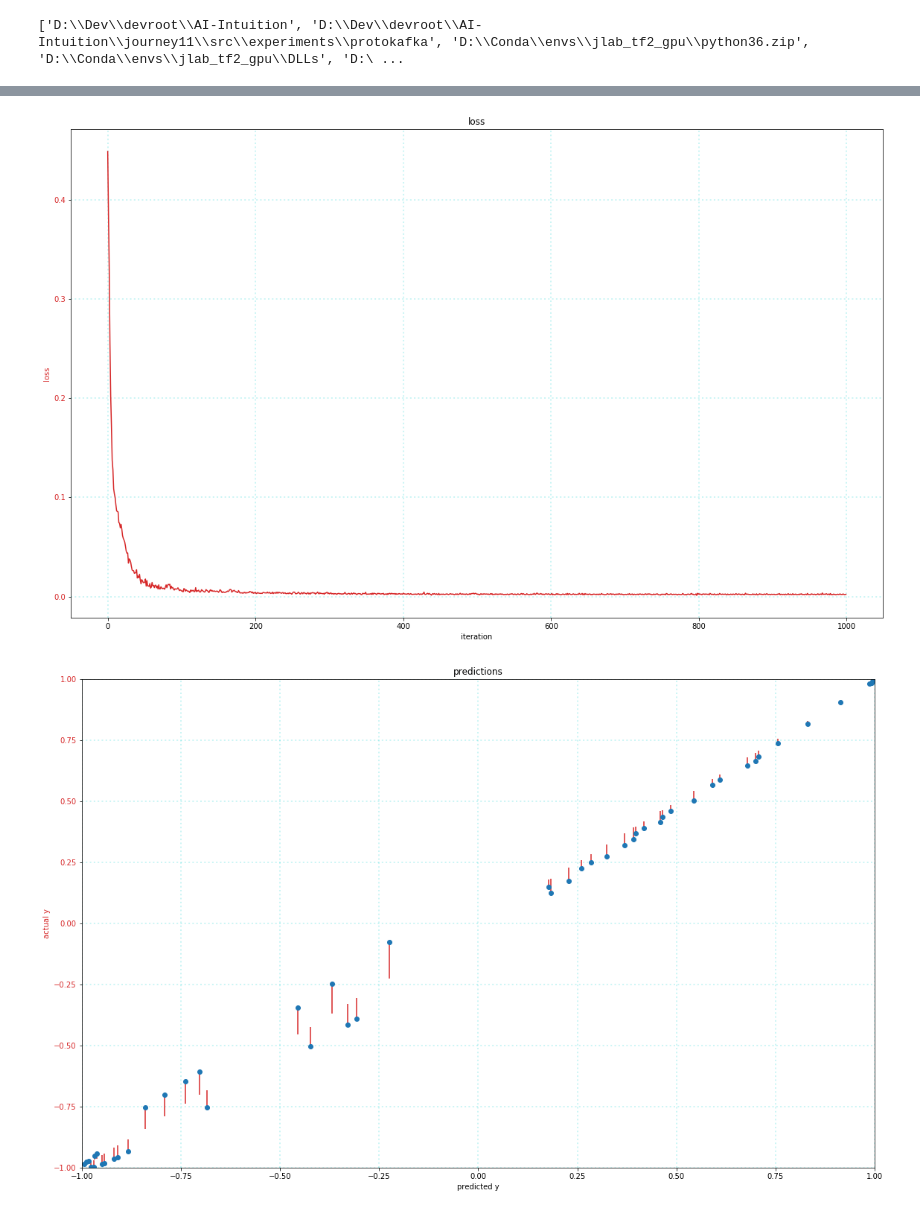
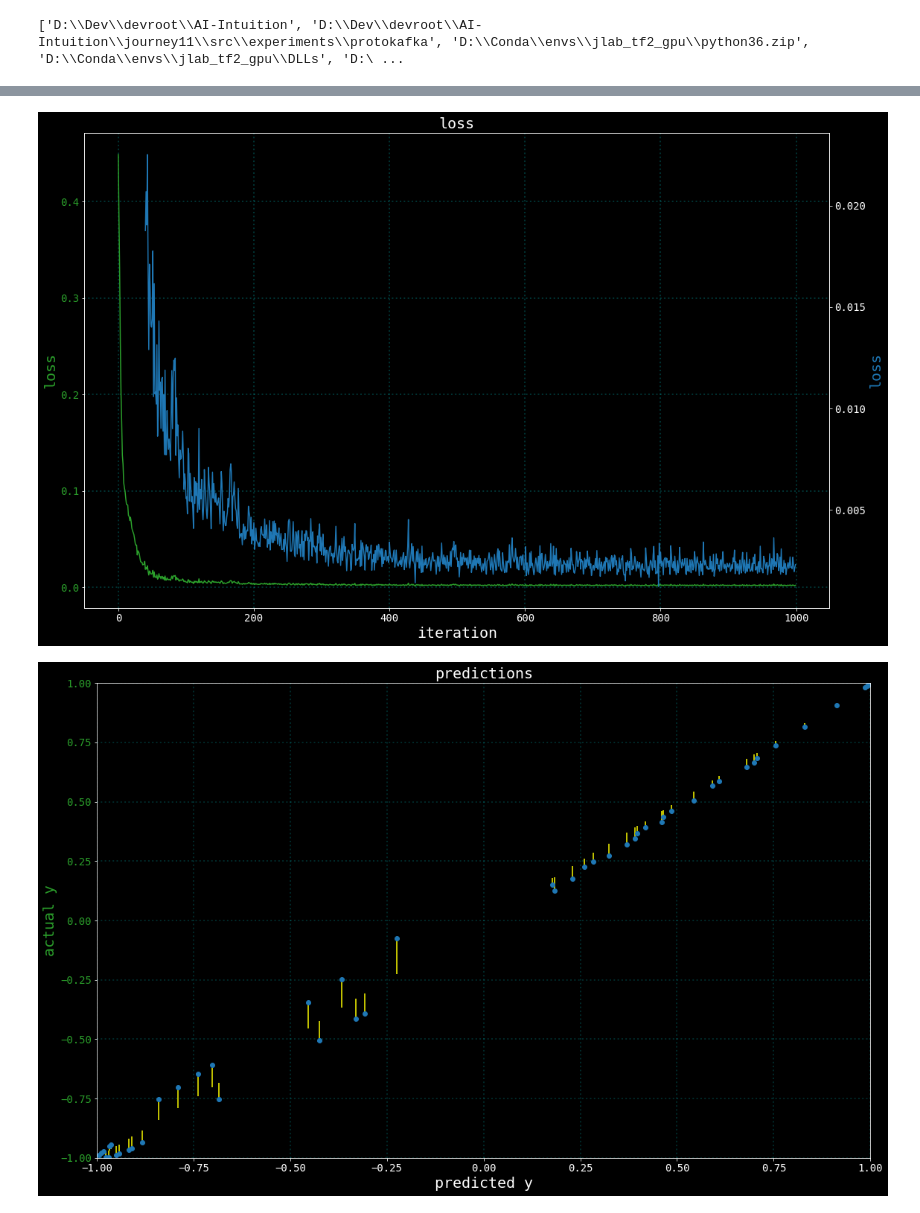
Before and after one commit to parrisma/RL-Intuition, a Jupyter notebook: src/tictactoe/experiment2/experiment2.ipynb, the cells around one changed output, grey strips where cells are left out. Cells and saved outputs as stored; diff of their text form; code cells hidden in the pictures.

Commit message:
formatting on jupyter graphs

```diff
--- a/src/tictactoe/experiment2/experiment2.ipynb
+++ b/src/tictactoe/experiment2/experiment2.ipynb
@@ -74,2 +72,0 @@ plt.show()
-# %%
-hello_world_data = ValsJson.load_values_from_json("..//data/Detecting-Lesa/summary.json")
@@ -80,19 +97,50 @@ dict_keys(['prediction_interim_0000', 'prediction_interim_0009', 'prediction_int
+# %%
+def loss_pct_point(data:np.ndarray,
+                   pct:np.float = 0.05) -> int:
+    """
+    Return the first point in the data where the data value drops below the given % of the data range
+    """
+    threshold = (np.max(data) - np.min(data)) * pct
+    i = 0
+    len_data = len(data)
+    while data[i] > threshold and i < len_data:
+        i+= 1
+    if i > (len_data) / 2:
+        i = 0
+    return i
 # %%
 def plot_loss(loss, ax1):
-    ax1_color = 'tab:red'
+    ax1_color = 'tab:green'
+    ax2_color = 'tab:blue'
+    ax2 = ax1.twinx()
+
     ax1.set_title("loss")
     ax1.set_xlabel('iteration')
     ax1.set_ylabel('loss', color=ax1_color)
     ax1.plot(loss, color=ax1_color)
     ax1.tick_params(axis='y', labelcolor=ax1_color)
-    ax1.grid(b=True, color='DarkTurquoise', alpha=0.2, linestyle=':', linewidth=2)
+    ax1.grid(b=True, color='cyan', alpha=0.2, linestyle=':', linewidth=2)
+
+    ax2.set_ylabel('loss', color=ax2_color)
+    loss_zoom = copy.deepcopy(loss)
+    for i in range(0, loss_pct_point(loss)):
+        loss_zoom[i] = None
+    ax2.plot(loss_zoom, color=ax2_color)
     return
 # %%
 plt.rcParams['figure.figsize'] = [40/2.54, 25/2.54]
-fig, ax = plt.subplots(ncols=1, nrows=1, constrained_layout=True)
-plot_loss(hello_world_data['loss'], ax)
-plt.show()
+font = {'family' : 'DejaVu Sans Mono'}
+plt.rc('font', **font)
+plt.rcParams['axes.labelsize'] = 20
+plt.rcParams['axes.titlesize'] = 20
+plt.rcParams['xtick.labelsize'] = 14
+plt.rcParams['ytick.labelsize'] = 14
+clear_output(wait=True)
+with plt.style.context('dark_background'):
+    fig, ax = plt.subplots(ncols=1, nrows=1, constrained_layout=True)
+    plot_loss(hello_world_data['loss'], ax)
+    plt.show()
 # %% [output]
-[figure, old version]
+[figure, new version]
 # %%
 def plot_pred(y, pred_y, ax1, title):
@@ -110,20 +159,20 @@ def plot_pred(y, pred_y, ax1, title):
     ax1.grid(b=True, color='DarkTurquoise', alpha=0.2, linestyle=':', linewidth=2)
     return
 # %%
-from IPython.display import clear_output
 plt.rcParams['figure.figsize'] = [40/2.54, 25/2.54]
 
 to_show = list(sorted([k for k, k in enumerate(hello_world_data.keys()) if re.match(r'^prediction_interim_.*', k)]))
 to_show.append('predictions')
-for i in range(1):
-    for itm in to_show:
-        clear_output(wait=True)
-        fig, ax = plt.subplots(ncols=1, nrows=1, constrained_layout=True)
-        plot_pred(hello_world_data['y_test'], hello_world_data[itm], ax, itm)
-        plt.show()
-        sleep(1)
+with plt.style.context('dark_background'):
+    for i in range(1):
+        for itm in to_show:
+            clear_output(wait=True)
+            fig, ax = plt.subplots(ncols=1, nrows=1, constrained_layout=True)
+            plot_pred(hello_world_data['y_test'], hello_world_data[itm], ax, itm)
+            plt.show()
+            sleep(1)
 # %% [output]
-[figure, old version]
+[figure, new version]
 # %%
 import random
 
```
Also changed, not shown: parts of 7 cells of this notebook.
